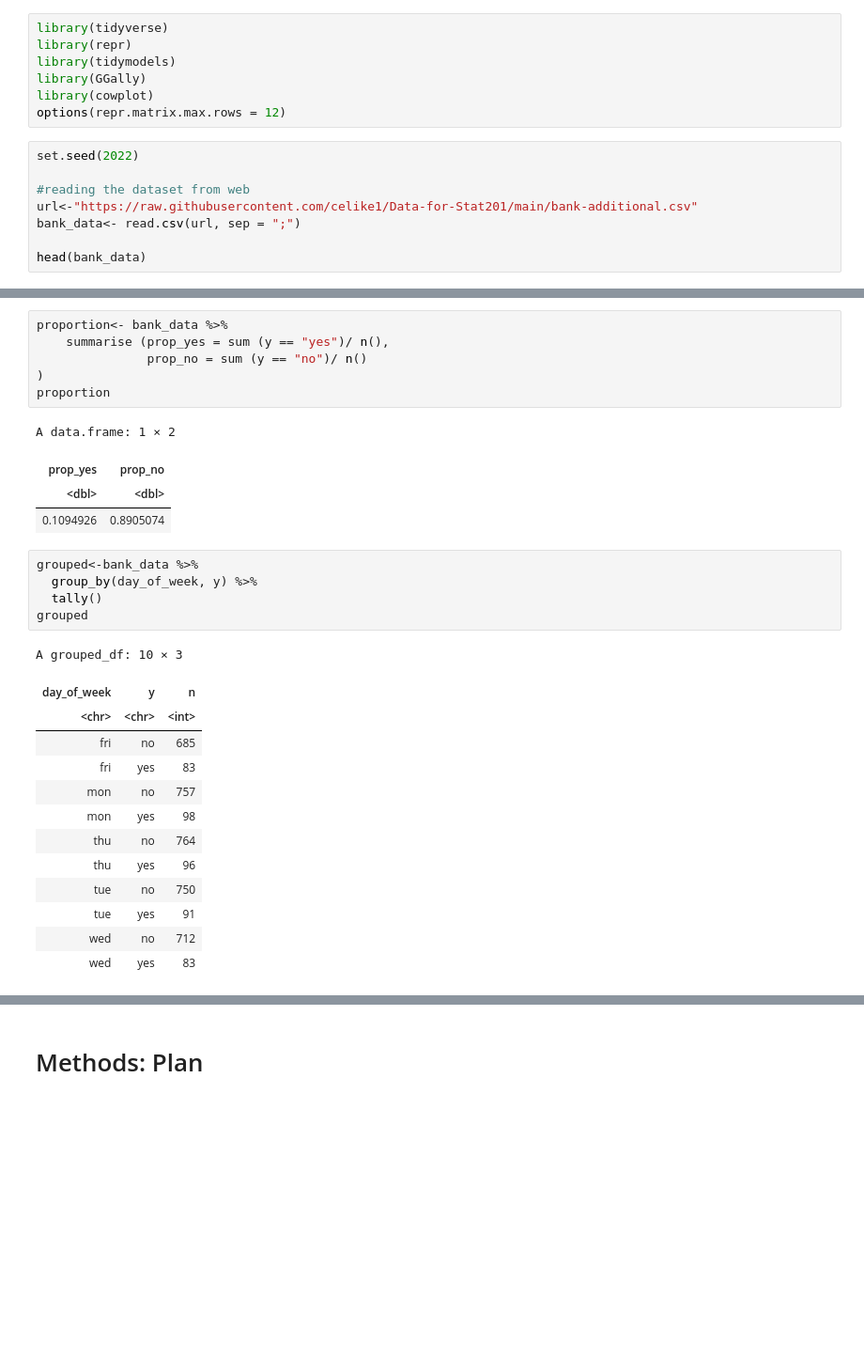
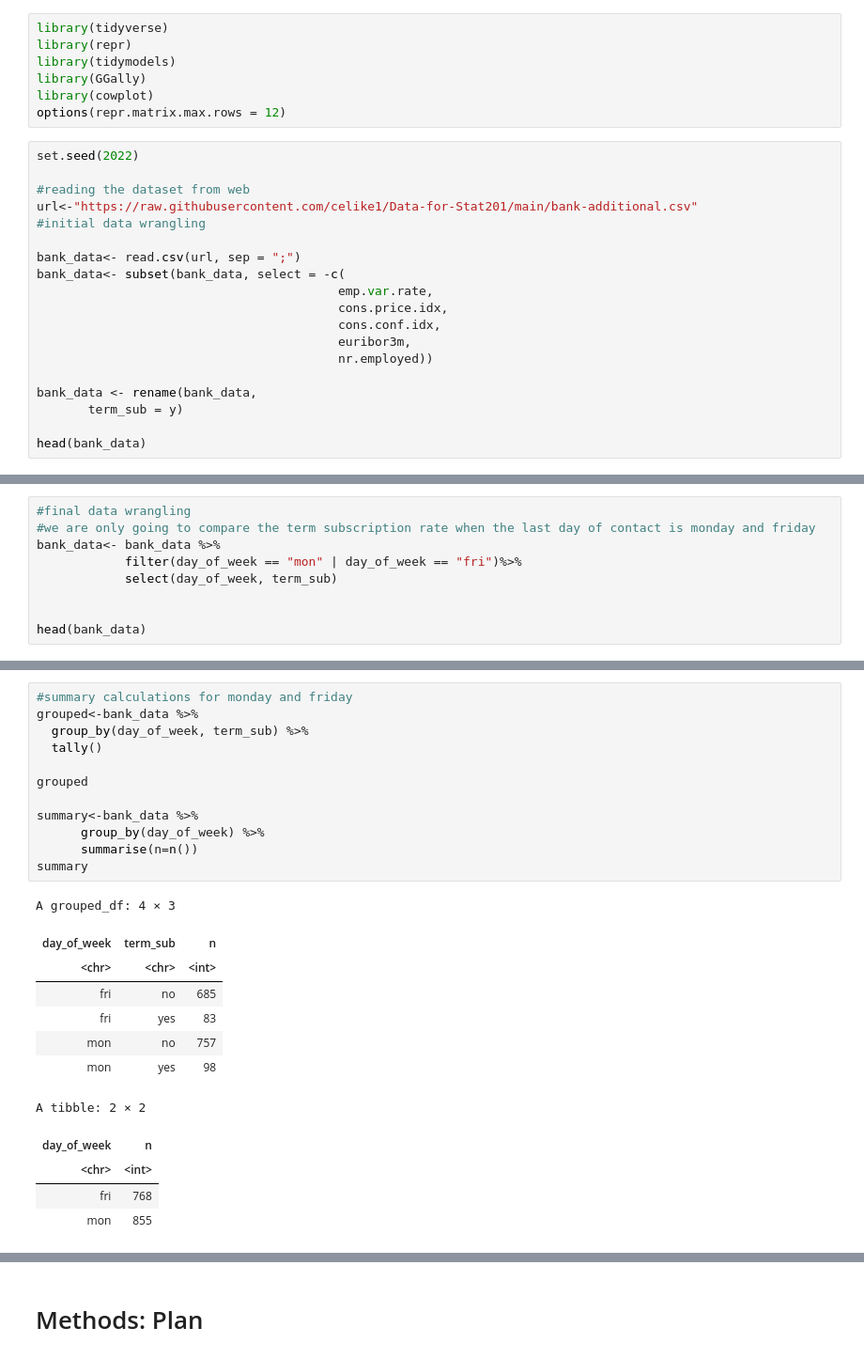
Before and after one commit to celike1/STAT201-Project, a Jupyter notebook: eda.ipynb, the cells around one changed output, grey strips where cells are left out. Shown: that part at 94% size. Saved outputs shown, nothing was run; the diff lists cells and outputs as text; blank space fills up the shorter version.

```diff
--- a/eda.ipynb
+++ b/eda.ipynb
@@ -16,7 +16,18 @@ set.seed(2022)
 
 #reading the dataset from web
 url<-"https://raw.githubusercontent.com/celike1/Data-for-Stat201/main/bank-additional.csv"
+#initial data wrangling
+
 bank_data<- read.csv(url, sep = ";")
+bank_data<- subset(bank_data, select = -c(
+                                         emp.var.rate,
+                                         cons.price.idx,
+                                         cons.conf.idx,
+                                         euribor3m,
+                                         nr.employed))
+
+bank_data <- rename(bank_data,
+       term_sub = y)
 
 head(bank_data)
 # %% [output]
@@ -29,3 +40,12 @@ A data.frame: 6 × 21
 | 4 | 38 | services | married | basic.9y | no | unknown | unknown | telephone | jun | fri | ... |
 | 5 | 47 | admin. | married | university.degree | no | yes | no | cellular | nov | mon | ... |
 | 6 | 32 | services | single | university.degree | no | no | no | cellular | sep | thu | ... |
+# %%
+#final data wrangling
+#we are only going to compare the term subscription rate when the last day of contact is monday and friday
+bank_data<- bank_data %>%
+            filter(day_of_week == "mon" | day_of_week == "fri")%>%
+            select(day_of_week, term_sub)
+
+
+head(bank_data)
@@ -56,30 +92,25 @@ A tibble: 2 × 2
-# %%
-proportion<- bank_data %>%
-    summarise (prop_yes = sum (y == "yes")/ n(),
-               prop_no = sum (y == "no")/ n()
-)
-proportion
-# %% [output]
-A data.frame: 1 × 2
-| prop_yes | prop_no |
-| <dbl> | <dbl> |
-| 0.1094926 | 0.8905074 |
 # %%
+#summary calculations for monday and friday
 grouped<-bank_data %>%
-  group_by(day_of_week, y) %>%
+  group_by(day_of_week, term_sub) %>%
   tally()
+
 grouped
+
+summary<-bank_data %>%
+      group_by(day_of_week) %>%
+      summarise(n=n())
+summary
 # %% [output]
-A grouped_df: 10 × 3
+A grouped_df: 4 × 3
-| day_of_week | y | n |
+| day_of_week | term_sub | n |
 | <chr> | <chr> | <int> |
 | fri | no | 685 |
 | fri | yes | 83 |
 | mon | no | 757 |
 | mon | yes | 98 |
-| thu | no | 764 |
-| thu | yes | 96 |
-| tue | no | 750 |
-| tue | yes | 91 |
-| wed | no | 712 |
-| wed | yes | 83 |
+A tibble: 2 × 2
+| day_of_week | n |
+| <chr> | <int> |
+| fri | 768 |
+| mon | 855 |
```
Also changed, not shown: parts of 11 cells of this notebook.
